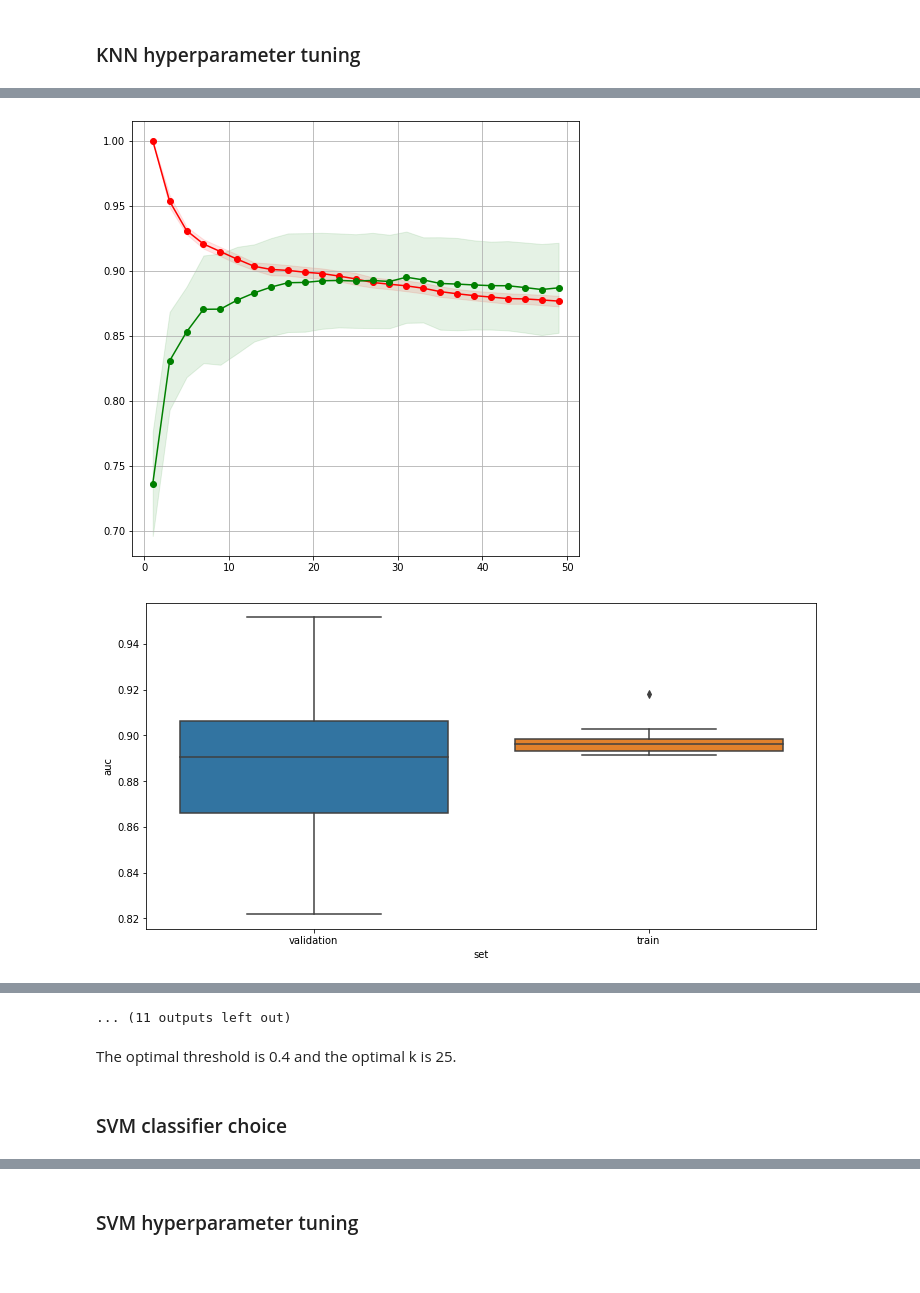
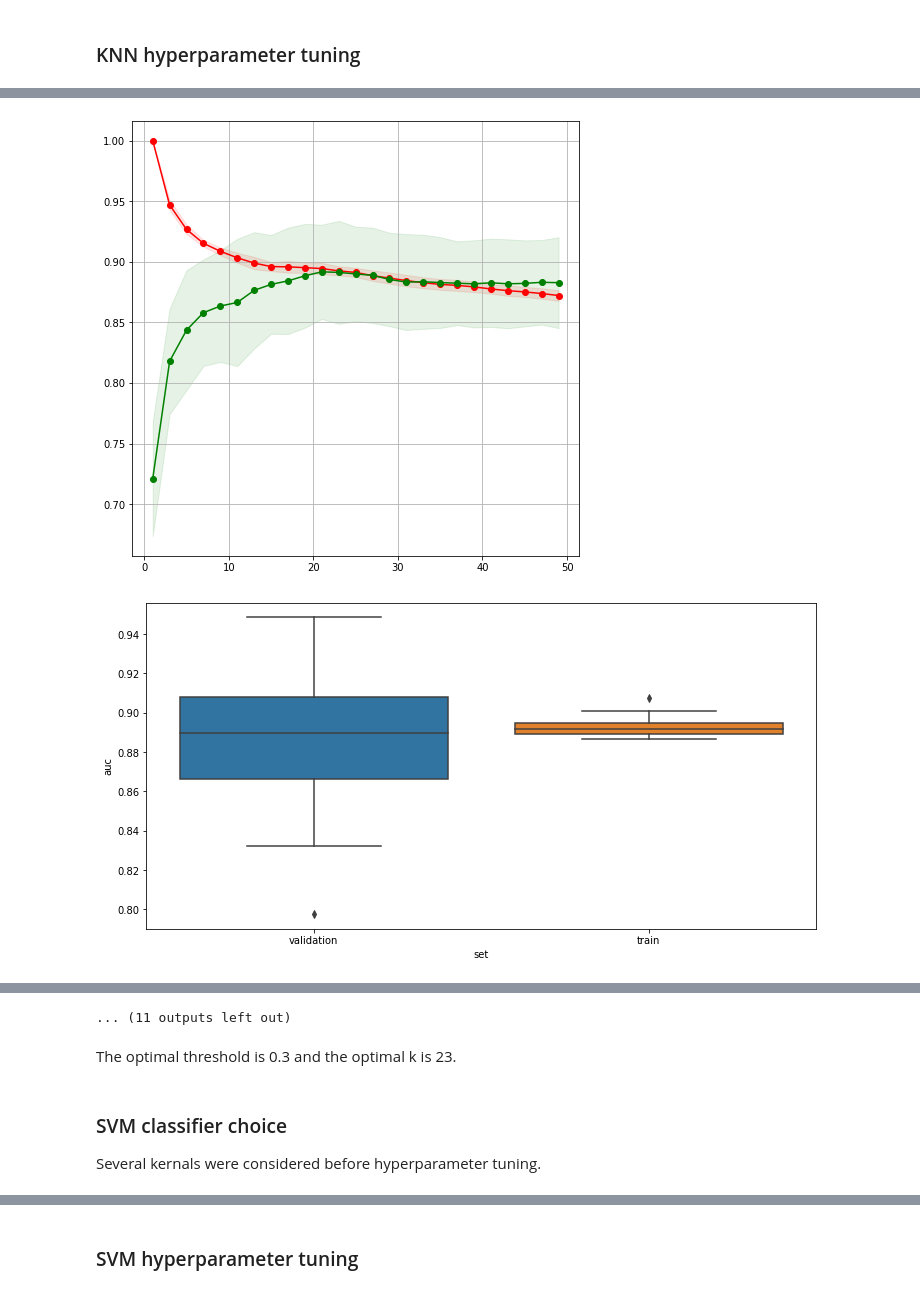
Before and after one commit to MarshaKamsteeg/TM10007_Machine_Learning_Group_Assignment, a Jupyter notebook: tm10007_group_9_code_clean.ipynb, the cells around one changed output, grey strips where cells are left out. Saved outputs shown, nothing was run; the diff lists cells and outputs as text; code cells hidden in the pictures.

```diff
--- a/tm10007_group_9_code_clean.ipynb
+++ b/tm10007_group_9_code_clean.ipynb
@@ -288,8 +289,7 @@ for threshold in thresholds:
     # Same as above
     parameters = {"n_neighbors": list(range(1, 50, 2))}
     knn = neighbors.KNeighborsClassifier()
-    cv_10fold = sss
-    grid_search = GridSearchCV(knn, parameters, cv=cv_10fold, scoring='roc_auc')
+    grid_search = GridSearchCV(knn, parameters, cv=sss, scoring='roc_auc')
     grid_search.fit(selected_data_univ_trainset_norm, y_train)
     pd.DataFrame(grid_search.cv_results_)
 
@@ -1351,15 +1356,19 @@ for threshold in thresholds:
     selected_data_univ_trainset_norm = selected_data_univ_designset_norm.to_numpy()[train_idx]
     selected_data_univ_valset_norm = selected_data_univ_designset_norm.to_numpy()[val_idx]
 
+    pca = PCA(n_components=n_pca)
+    pca.fit(selected_data_univ_trainset_norm, label_designset)
+    selected_data_pca_trainset = pca.transform(selected_data_univ_trainset_norm)
+    selected_data_pca_valset = pca.transform(selected_data_univ_valset_norm)
 
     # Aplly K-Nearest Neighbor classifier to features selected with univariate
     for k in k_list:
       clf_knn = neighbors.KNeighborsClassifier(n_neighbors=k)
-      clf_knn.fit(selected_data_univ_trainset_norm, y_train)
+      clf_knn.fit(selected_data_pca_trainset, y_train)
 
       # Test the classifier on the selected features from the training data and plot
-      train_proba = clf_knn.predict_proba(selected_data_univ_trainset_norm)[:,1]
-      val_proba = clf_knn.predict_proba(selected_data_univ_valset_norm)[:,1]
+      train_proba = clf_knn.predict_proba(selected_data_pca_trainset)[:,1]
+      val_proba = clf_knn.predict_proba(selected_data_pca_valset)[:,1]
 
       score_train = metrics.roc_auc_score(y_train, train_proba)
       score_val = metrics.roc_auc_score(y_val, val_proba)
@@ -1374,9 +1383,8 @@ for threshold in thresholds:
     # Same as above
     parameters = {"n_neighbors": list(range(1, 50, 2))}
     knn = neighbors.KNeighborsClassifier()
-    cv_10fold = sss
-    grid_search = GridSearchCV(knn, parameters, cv=cv_10fold, scoring='roc_auc')
-    grid_search.fit(selected_data_univ_trainset_norm, y_train)
+    grid_search = GridSearchCV(knn, parameters, cv=sss, scoring='roc_auc')
+    grid_search.fit(selected_data_pca_trainset, y_train)
     pd.DataFrame(grid_search.cv_results_)
 
     # Get resulting classifier
@@ -1385,7 +1393,7 @@ for threshold in thresholds:
     best_n_neighbors.append(clf.n_neighbors)
 
     # Test the classifier on the test data
-    probabilities = clf.predict_proba(selected_data_univ_valset_norm)
+    probabilities = clf.predict_proba(selected_data_pca_valset)
     scores = probabilities[:, 1]
 
     # Get the auc
@@ -1397,7 +1405,7 @@ for threshold in thresholds:
     })
 
     # Test the classifier on the validation data
-    probabilities_train = clf.predict_proba(selected_data_univ_trainset_norm)
+    probabilities_train = clf.predict_proba(selected_data_pca_trainset)
     scores_train = probabilities_train[:, 1]
 
     # Get the auc
@@ -1476,2 +1484,2 @@ Best classifier: k=41
-[figure, old version]
+[figure, new version]
-[figure, old version]
+[figure, new version]
@@ -1481,8 +1489,10 @@ Best classifier: k=41
 ... (11 outputs left out)
 # %% [markdown]
-The optimal threshold is 0.4 and the optimal k is 25.
+The optimal threshold is 0.3 and the optimal k is 23.
 # %% [markdown]
 ### SVM classifier choice
+
+Several kernals were considered before hyperparameter tuning.
 # %%
 # Kernels used:
 kernels = ('Polynomial 2', 'Polynomial 3', 'Polynomial 4', 'Polynomial 5', 'Polynomial 6', 'Polynomial 7', 'Polynomial 8', 'Polynomial 9', 'Polynomial 10', 'RBF', 'Sigmoid','Linear')#A function which returns the corresponding SVC model
```
Also changed, not shown: parts of 23 cells of this notebook.
